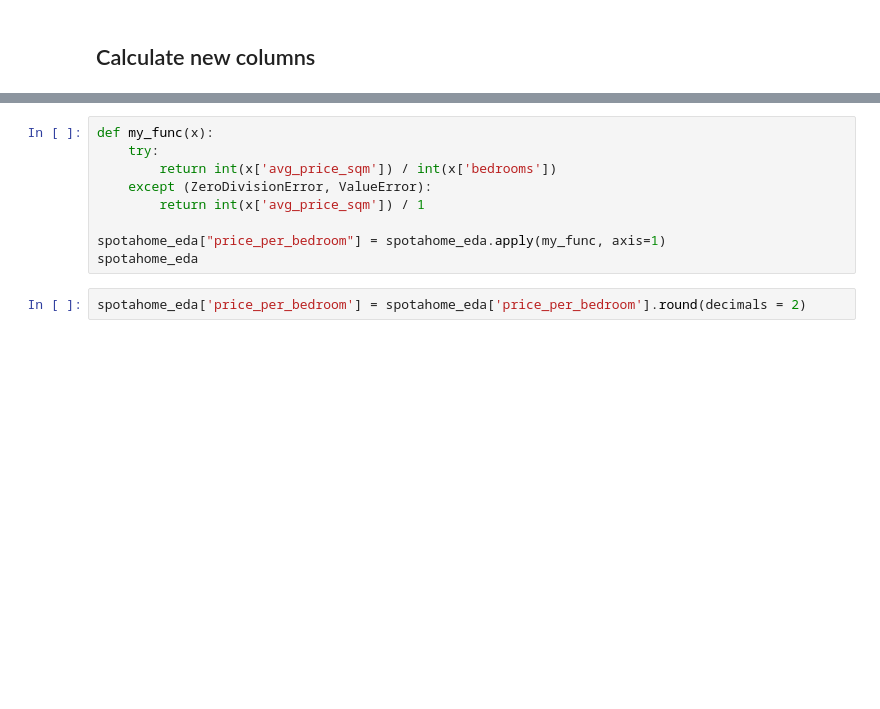
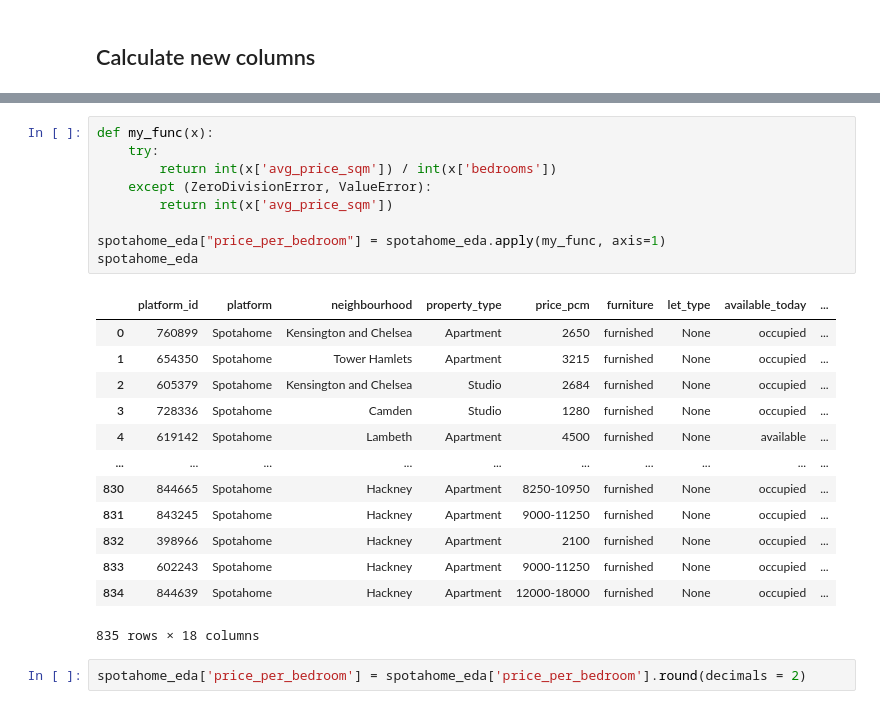
Before and after one commit to capstone-jmrs/capstone-proptech-repo, a Jupyter notebook: spotahome_julia_complete.ipynb, the cells around one changed output, grey strips where cells are left out. Drawn from its saved outputs; the diff is of its cells as text; blank space fills up the shorter version.

```diff
--- a/spotahome_julia_complete.ipynb
+++ b/spotahome_julia_complete.ipynb
@@ -536,12 +977,26 @@ spotahome_eda
 # %%
 def my_func(x):
     try:
         return int(x['avg_price_sqm']) / int(x['bedrooms'])
     except (ZeroDivisionError, ValueError):
-        return int(x['avg_price_sqm']) / 1
+        return int(x['avg_price_sqm'])
 
 spotahome_eda["price_per_bedroom"] = spotahome_eda.apply(my_func, axis=1)
 spotahome_eda
+# %% [output]
+|  | platform_id | platform | neighbourhood | property_type | price_pcm | furniture | let_type | available_today | ... |
+| 0 | 760899 | Spotahome | Kensington and Chelsea | Apartment | 2650 | furnished | None | occupied | ... |
+| 1 | 654350 | Spotahome | Tower Hamlets | Apartment | 3215 | furnished | None | occupied | ... |
+| 2 | 605379 | Spotahome | Kensington and Chelsea | Studio | 2684 | furnished | None | occupied | ... |
+| 3 | 728336 | Spotahome | Camden | Studio | 1280 | furnished | None | occupied | ... |
+| 4 | 619142 | Spotahome | Lambeth | Apartment | 4500 | furnished | None | available | ... |
+| ... | ... | ... | ... | ... | ... | ... | ... | ... | ... |
+| 830 | 844665 | Spotahome | Hackney | Apartment | 8250-10950 | furnished | None | occupied | ... |
+| 831 | 843245 | Spotahome | Hackney | Apartment | 9000-11250 | furnished | None | occupied | ... |
+| 832 | 398966 | Spotahome | Hackney | Apartment | 2100 | furnished | None | occupied | ... |
+| 833 | 602243 | Spotahome | Hackney | Apartment | 9000-11250 | furnished | None | occupied | ... |
+| 834 | 844639 | Spotahome | Hackney | Apartment | 12000-18000 | furnished | None | occupied | ... |
+835 rows × 18 columns
 # %%
 spotahome_eda['price_per_bedroom'] = spotahome_eda['price_per_bedroom'].round(decimals = 2)
 # %%
```
Also changed, not shown: parts of 57 cells of this notebook, 4 other files.
